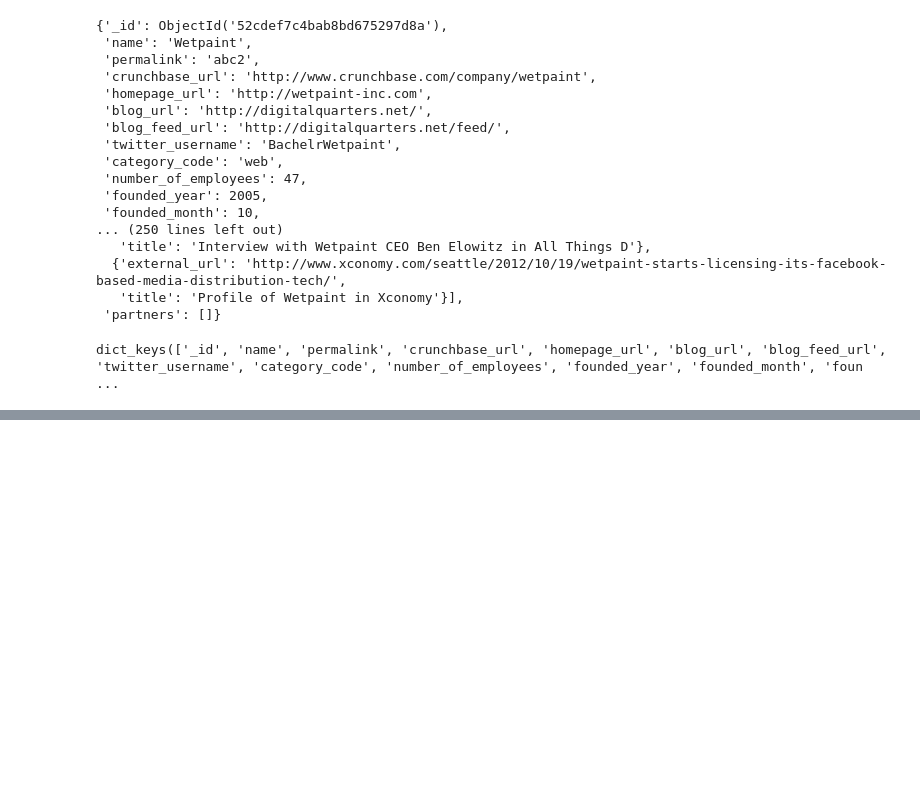
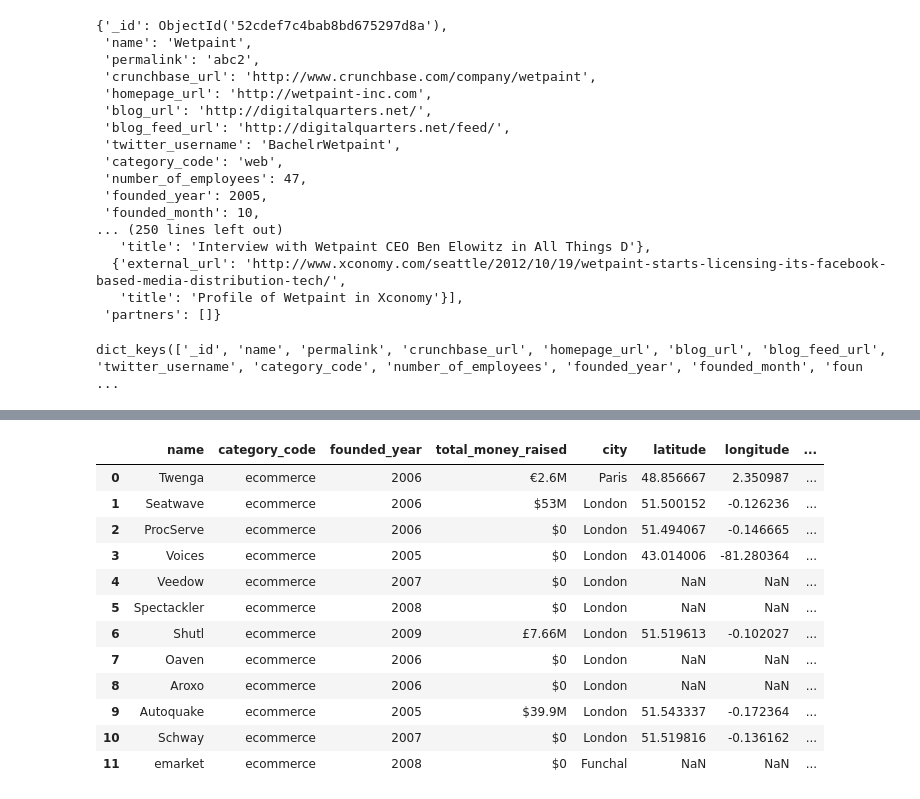
Before and after one commit to leticia-sobrino/W4-geospatial-data-project, a Jupyter notebook: Untitled.ipynb, the cells around one changed output, grey strips where cells are left out. Drawn from its saved outputs; the diff is of its cells as text; code cells hidden in the pictures; blank space fills up the shorter version.

```diff
--- a/Untitled.ipynb
+++ b/Untitled.ipynb
@@ -115,0 +495,17 @@ list(london_companies)
+# %%
+df_London_super_clean= df_London_clean.drop(df_London_clean.columns[[2, 5]], axis = 'columns')
+df_London_super_clean
+# %% [output]
+|  | name | category_code | founded_year | total_money_raised | city | latitude | longitude | ... |
+| 0 | Twenga | ecommerce | 2006 | €2.6M | Paris | 48.856667 | 2.350987 | ... |
+| 1 | Seatwave | ecommerce | 2006 | $53M | London | 51.500152 | -0.126236 | ... |
+| 2 | ProcServe | ecommerce | 2006 | $0 | London | 51.494067 | -0.146665 | ... |
+| 3 | Voices | ecommerce | 2005 | $0 | London | 43.014006 | -81.280364 | ... |
+| 4 | Veedow | ecommerce | 2007 | $0 | London | NaN | NaN | ... |
+| 5 | Spectackler | ecommerce | 2008 | $0 | London | NaN | NaN | ... |
+| 6 | Shutl | ecommerce | 2009 | £7.66M | London | 51.519613 | -0.102027 | ... |
+| 7 | Oaven | ecommerce | 2006 | $0 | London | NaN | NaN | ... |
+| 8 | Aroxo | ecommerce | 2006 | $0 | London | NaN | NaN | ... |
+| 9 | Autoquake | ecommerce | 2005 | $39.9M | London | 51.543337 | -0.172364 | ... |
+| 10 | Schway | ecommerce | 2007 | $0 | London | 51.519816 | -0.136162 | ... |
+| 11 | emarket | ecommerce | 2008 | $0 | Funchal | NaN | NaN | ... |
```
Also changed, not shown: parts of 50 cells of this notebook.
